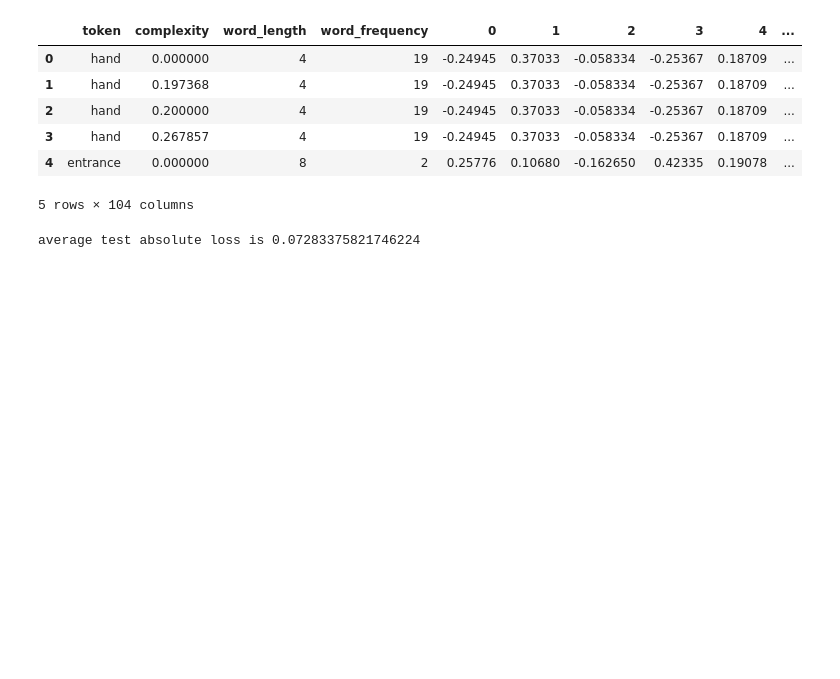
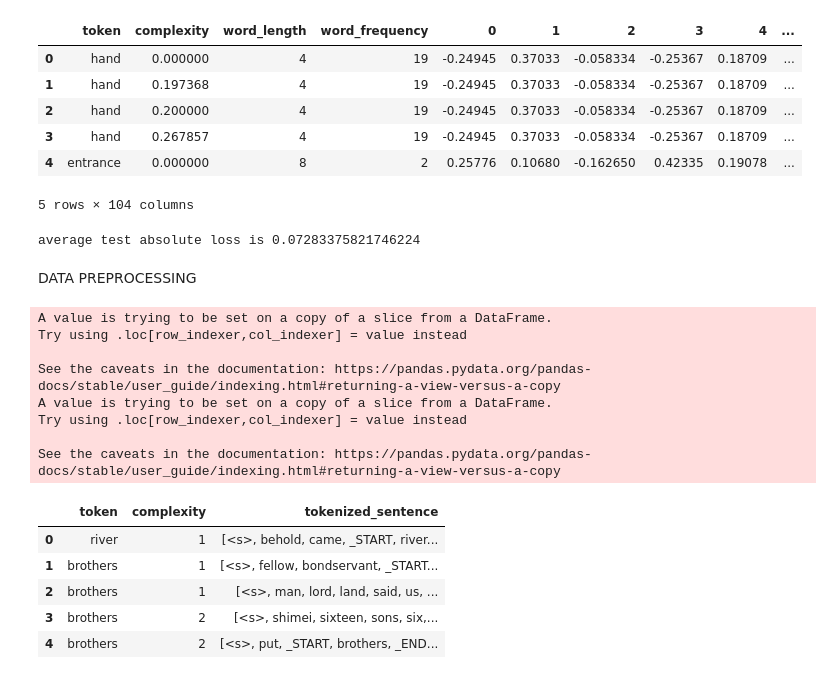
Before and after one commit to mcxxmc/CS505Final_project_CompLex, a Jupyter notebook: Codes/CS505FinalProject.ipynb, the cells around one changed output. Drawn from its saved outputs; the diff is of its cells as text; code cells hidden in the pictures; blank space fills up the shorter version.

```diff
--- a/Codes/CS505FinalProject.ipynb
+++ b/Codes/CS505FinalProject.ipynb
@@ -327,3 +277,67 @@ abl = sum(losses) / num
 print("average test absolute loss is " + str(abl))
 # %% [output]
 average test absolute loss is 0.07283375821746224
+# %% [markdown]
+DATA PREPROCESSING
+# %%
+# tokenize sentences
+
+def tokenize(sent, token, punc, stop_words):
+  """ lowercase, padded, remove stopwords and punctuations """
+  # lowercase
+  sent = sent.lower()
+  # remove punctuation and stopwords
+  sent = ''.join([c for c in sent if c not in punc])
+  tokens = [word for word in sent.split(' ') if (word.isalpha() and word not in stop_words)]
+  # pad
+  tokens.insert(0, '<s>')
+  tokens.append('</s>')
+  # pad the token with special symbols
+  for i in range(len(tokens)):
+    if tokens[i] == token:
+      tokens.insert(i, '_START')
+      tokens.insert(i+2, '_END')
+      break
+
+  return tokens
+
+def get_complexity_level(n):
+  """ map complexity to corresponding level """
+  # 1: 0, 2: 0:25, 3: 0:5, 4: 0:75, 5: 1
+  # I choose to use mid point to map decimal back to integer
+  if n <= 0.125:
+    return 1
+  elif n <= 0.375:
+    return 2
+  elif n <= 0.625:
+    return 3
+  elif n <= 0.875:
+    return 4
+  return 5
+
+def preprocess(df):
+  data = df[['sentence', 'token', 'complexity']]
+  data['tokenized_sentence'] = data.apply(lambda row: tokenize(row['sentence'], row['token'], punc, stop_words), axis=1)
+  data['complexity'] = data['complexity'].map(lambda x: get_complexity_level(x))
+  data = data.drop(columns=['sentence'])
+  return data
+
+train_data = preprocess(df)
+test_data = preprocess(test)
+
+train_data.head()
+# %% [output]
+A value is trying to be set on a copy of a slice from a DataFrame.
+Try using .loc[row_indexer,col_indexer] = value instead
+
+See the caveats in the documentation: https://pandas.pydata.org/pandas-docs/stable/user_guide/indexing.html#returning-a-view-versus-a-copy
+A value is trying to be set on a copy of a slice from a DataFrame.
+Try using .loc[row_indexer,col_indexer] = value instead
+
+See the caveats in the documentation: https://pandas.pydata.org/pandas-docs/stable/user_guide/indexing.html#returning-a-view-versus-a-copy
+|  | token | complexity | tokenized_sentence |
+| 0 | river | 1 | [<s>, behold, came, _START, river... |
+| 1 | brothers | 1 | [<s>, fellow, bondservant, _START... |
+| 2 | brothers | 1 | [<s>, man, lord, land, said, us, ... |
+| 3 | brothers | 2 | [<s>, shimei, sixteen, sons, six,... |
+| 4 | brothers | 2 | [<s>, put, _START, brothers, _END... |
```
Also changed, not shown: parts of 18 cells of this notebook, 1 other file.
